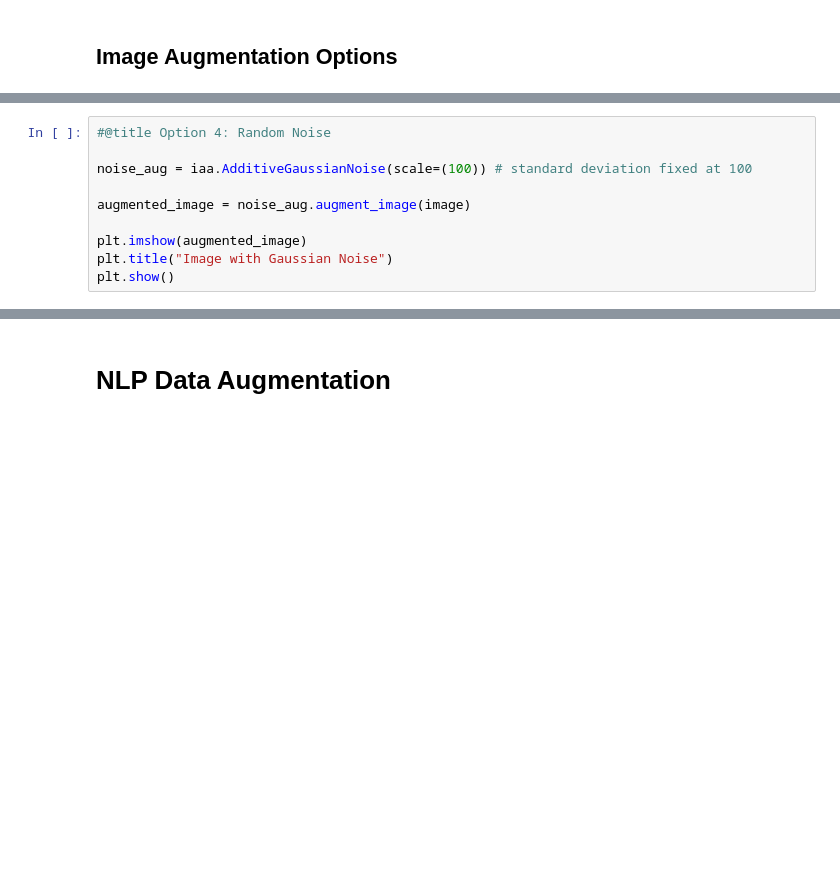
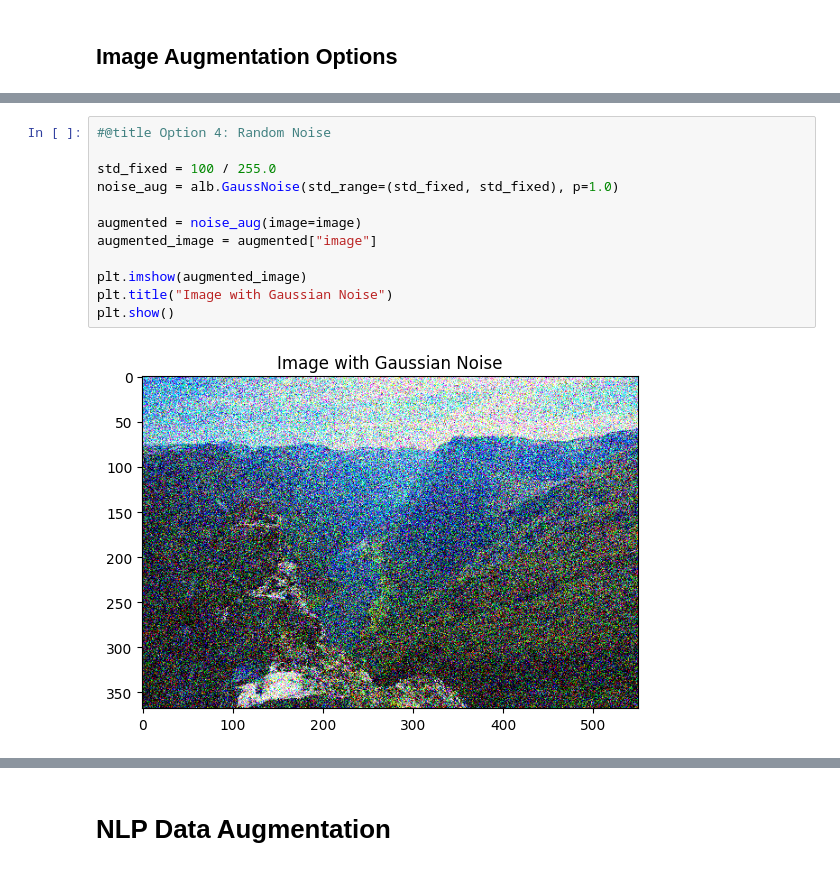
Before and after one commit to SushanthOO7/CSE-475, a Jupyter notebook: CSE475_Lab_3.ipynb, the cells around one changed output, grey strips where cells are left out. Saved outputs shown, nothing was run; the diff lists cells and outputs as text; blank space fills up the shorter version.

```diff
--- a/CSE475_Lab_3.ipynb
+++ b/CSE475_Lab_3.ipynb
@@ -174,13 +231,17 @@ plt.show()
 # %%
 #@title Option 4: Random Noise
 
-noise_aug = iaa.AdditiveGaussianNoise(scale=(100)) # standard deviation fixed at 100
+std_fixed = 100 / 255.0
+noise_aug = alb.GaussNoise(std_range=(std_fixed, std_fixed), p=1.0)
 
-augmented_image = noise_aug.augment_image(image)
+augmented = noise_aug(image=image)
+augmented_image = augmented["image"]
 
 plt.imshow(augmented_image)
 plt.title("Image with Gaussian Noise")
 plt.show()
+# %% [output]
+[figure, added]
 # %%
 #@title Distortions (Elastic Transformation)
 
```
Also changed, not shown: parts of 19 cells of this notebook.
